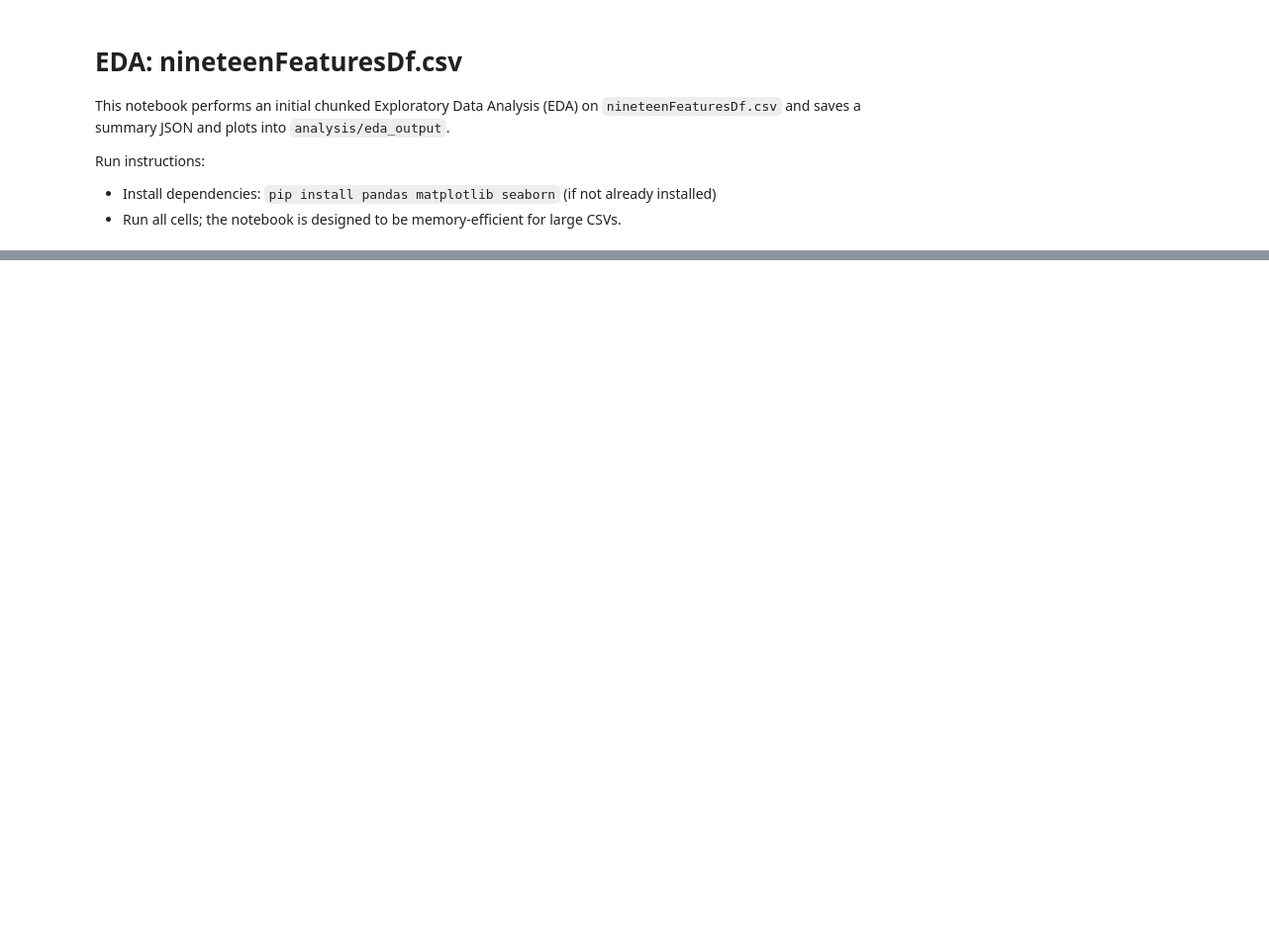
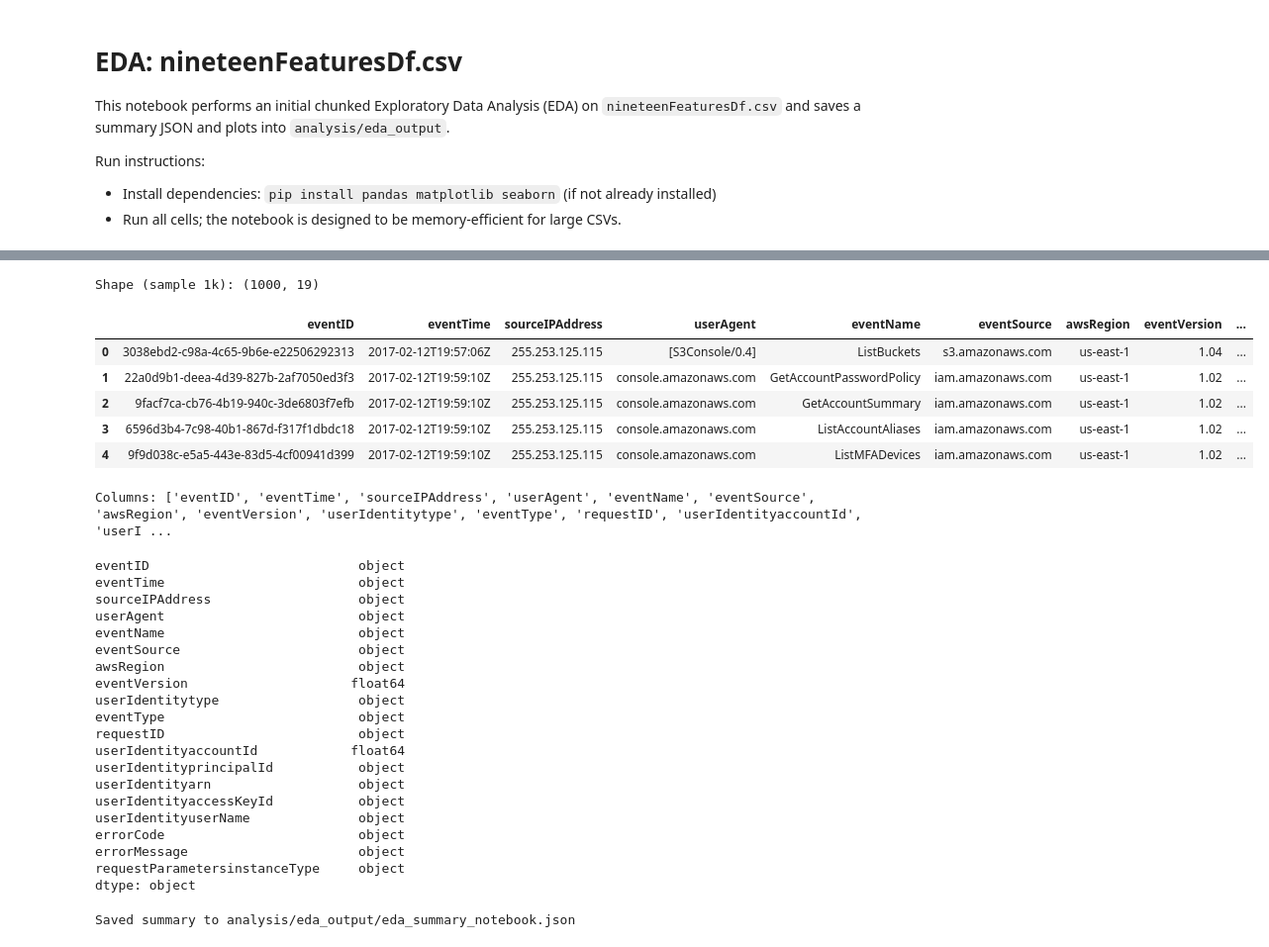
Before and after one commit to vishnupriyavr/ai-threat-hunting-query-generation, a Jupyter notebook: notebooks/eda.ipynb, the cells around one changed output, grey strips where cells are left out. Shown: that part at 99% size. Drawn from its saved outputs; the diff is of its cells as text; code cells hidden in the pictures; blank space fills up the shorter version.

Commit message:
Initial EDA analysis on the csv

```diff
--- a/notebooks/eda.ipynb
+++ b/notebooks/eda.ipynb
@@ -28,15 +52,44 @@ os.makedirs(OUT_DIR, exist_ok=True)
 # %%
 # Section 2: Load & Inspect dataset (header only for quick inspect)
-CSV_PATH = 'nineteenFeaturesDf.csv'
+CSV_PATH = '../dataset/nineteenFeaturesDf.csv'
 # Read only a small sample/first chunk to preview column names and dtypes
 try:
     df_head = pd.read_csv(CSV_PATH, nrows=1000)
     print('Shape (sample 1k):', df_head.shape)
     display(df_head.head())
     print('\nColumns:', list(df_head.columns))
     display(df_head.dtypes)
 except FileNotFoundError:
     print(f"CSV not found at {CSV_PATH}. Please place the file in the repo root.")
+# %% [output]
+Shape (sample 1k): (1000, 19)
+|  | eventID | eventTime | sourceIPAddress | userAgent | eventName | eventSource | awsRegion | eventVersion | ... |
+| 0 | 3038ebd2-c98a-4c65-9b6e-e22506292313 | 2017-02-12T19:57:06Z | 255.253.125.115 | [S3Console/0.4] | ListBuckets | s3.amazonaws.com | us-east-1 | 1.04 | ... |
+| 1 | 22a0d9b1-deea-4d39-827b-2af7050ed3f3 | 2017-02-12T19:59:10Z | 255.253.125.115 | console.amazonaws.com | GetAccountPasswordPolicy | iam.amazonaws.com | us-east-1 | 1.02 | ... |
+| 2 | 9facf7ca-cb76-4b19-940c-3de6803f7efb | 2017-02-12T19:59:10Z | 255.253.125.115 | console.amazonaws.com | GetAccountSummary | iam.amazonaws.com | us-east-1 | 1.02 | ... |
+| 3 | 6596d3b4-7c98-40b1-867d-f317f1dbdc18 | 2017-02-12T19:59:10Z | 255.253.125.115 | console.amazonaws.com | ListAccountAliases | iam.amazonaws.com | us-east-1 | 1.02 | ... |
+| 4 | 9f9d038c-e5a5-443e-83d5-4cf00941d399 | 2017-02-12T19:59:10Z | 255.253.125.115 | console.amazonaws.com | ListMFADevices | iam.amazonaws.com | us-east-1 | 1.02 | ... |
+Columns: ['eventID', 'eventTime', 'sourceIPAddress', 'userAgent', 'eventName', 'eventSource', 'awsRegion', 'eventVersion', 'userIdentitytype', 'eventType', 'requestID', 'userIdentityaccountId', 'userI ...
+eventID                           object
+eventTime                         object
+sourceIPAddress                   object
+userAgent                         object
+eventName                         object
+eventSource                       object
+awsRegion                         object
+eventVersion                     float64
+userIdentitytype                  object
+eventType                         object
+requestID                         object
+userIdentityaccountId            float64
+userIdentityprincipalId           object
+userIdentityarn                   object
+userIdentityaccessKeyId           object
+userIdentityuserName              object
+errorCode                         object
+errorMessage                      object
+requestParametersinstanceType     object
+dtype: object
 # %%
 # Helper: best-match column finder
 
@@ -152,7 +211,7 @@ def chunked_summary(csv_path, chunksize=100000):
 # %%
 # Section 4: Run the chunked summary (adjust chunksize if needed)
 
-csv_path = 'nineteenFeaturesDf.csv'
+csv_path = '../dataset/nineteenFeaturesDf.csv'
 summary = None
 try:
     summary = chunked_summary(csv_path, chunksize=100000)
@@ -163,6 +222,8 @@ try:
     print(f"Saved summary to {outp}")
 except Exception as e:
     print('Error running chunked summary:', e)
+# %% [output]
+Saved summary to analysis/eda_output/eda_summary_notebook.json
 # %%
 # Section 5: Quick summary checks
 if summary is not None:
```
Also changed, not shown: parts of 4 cells of this notebook, 1 other file.
